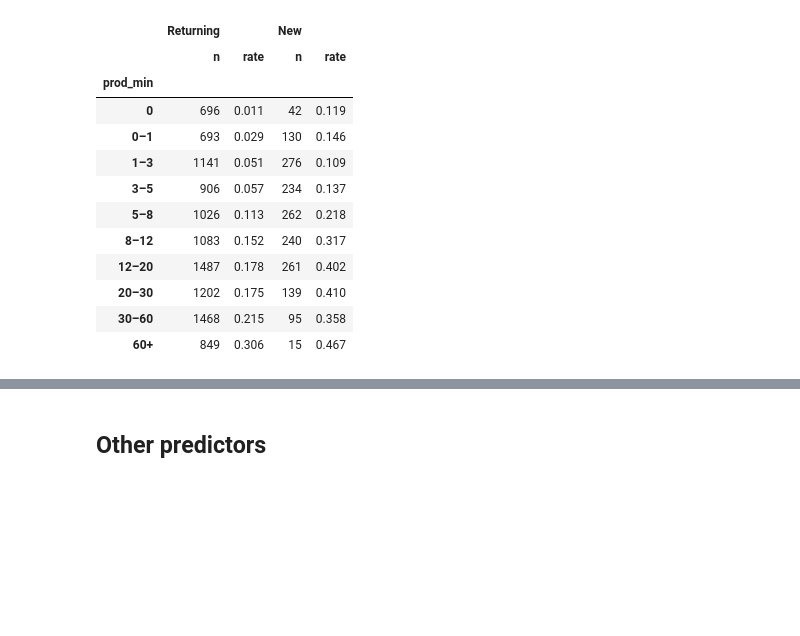
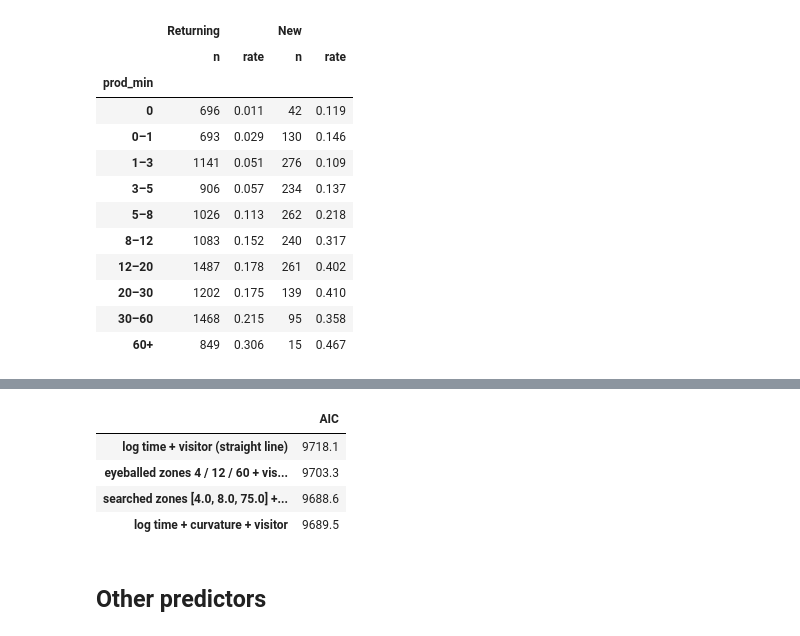
Before and after one commit to N3il-kb/COGS-118D-final-proj, a Jupyter notebook: eda.ipynb, the cells around one changed output, grey strips where cells are left out. Drawn from its saved outputs; the diff is of its cells as text; code cells hidden in the pictures; blank space fills up the shorter version.

```diff
--- a/eda.ipynb
+++ b/eda.ipynb
@@ -293,3 +333,23 @@ pd.concat({v: band_rates(df[df["visitor"] == v], coarse)[["n", "rate"]] for v in
+# %%
+# Refit as GLMs with visitor type, so the searched zones can be compared with the eyeballed ones and the smooth curve
+two = df[df["visitor"].isin(["Returning", "New"])].copy()
+two["log_min"] = np.log1p(two["prod_min"])
+def zone_aic(cuts):
+    z = pd.cut(two["prod_min"], [-0.01] + cuts + [np.inf], labels=False)
+    return smf.glm("bought ~ C(z) + visitor", data=two.assign(z=z), family=sm.families.Binomial()).fit().aic
+best4 = search.loc[4, "cutoffs (min)"]
+pd.Series({
+    "log time + visitor (straight line)": smf.glm("bought ~ log_min + visitor", data=two, family=sm.families.Binomial()).fit().aic,
+    "eyeballed zones 4 / 12 / 60 + visitor": zone_aic([4, 12, 60]),
+    f"searched zones {best4} + visitor": zone_aic(best4),
+    "log time + curvature + visitor": smf.glm("bought ~ log_min + I(log_min ** 2) + visitor", data=two, family=sm.families.Binomial()).fit().aic,
+}, name="AIC").round(1).to_frame()
+# %% [output]
+|  | AIC |
+| log time + visitor (straight line) | 9718.1 |
+| eyeballed zones 4 / 12 / 60 + vis... | 9703.3 |
+| searched zones [4.0, 8.0, 75.0] +... | 9688.6 |
+| log time + curvature + visitor | 9689.5 |
 # %% [markdown]
 ## Other predictors
 # %%
```
Also changed, not shown: parts of 2 cells of this notebook.
